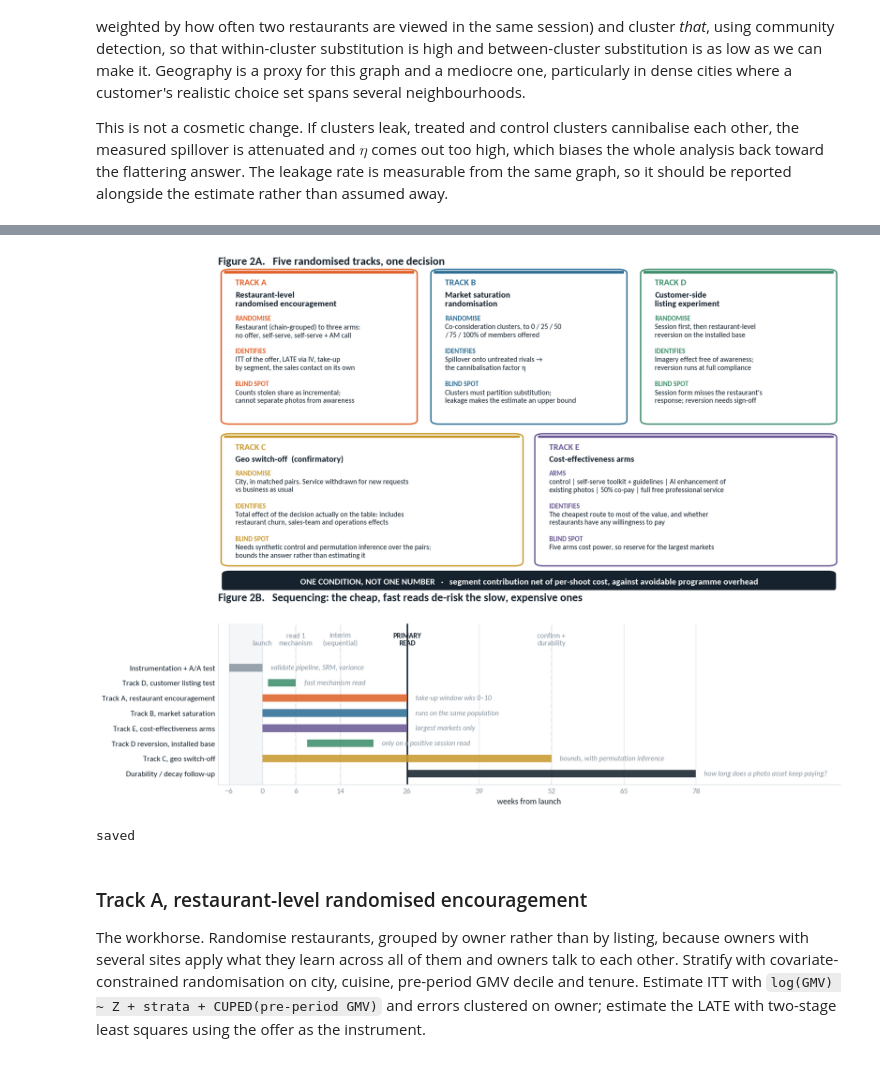
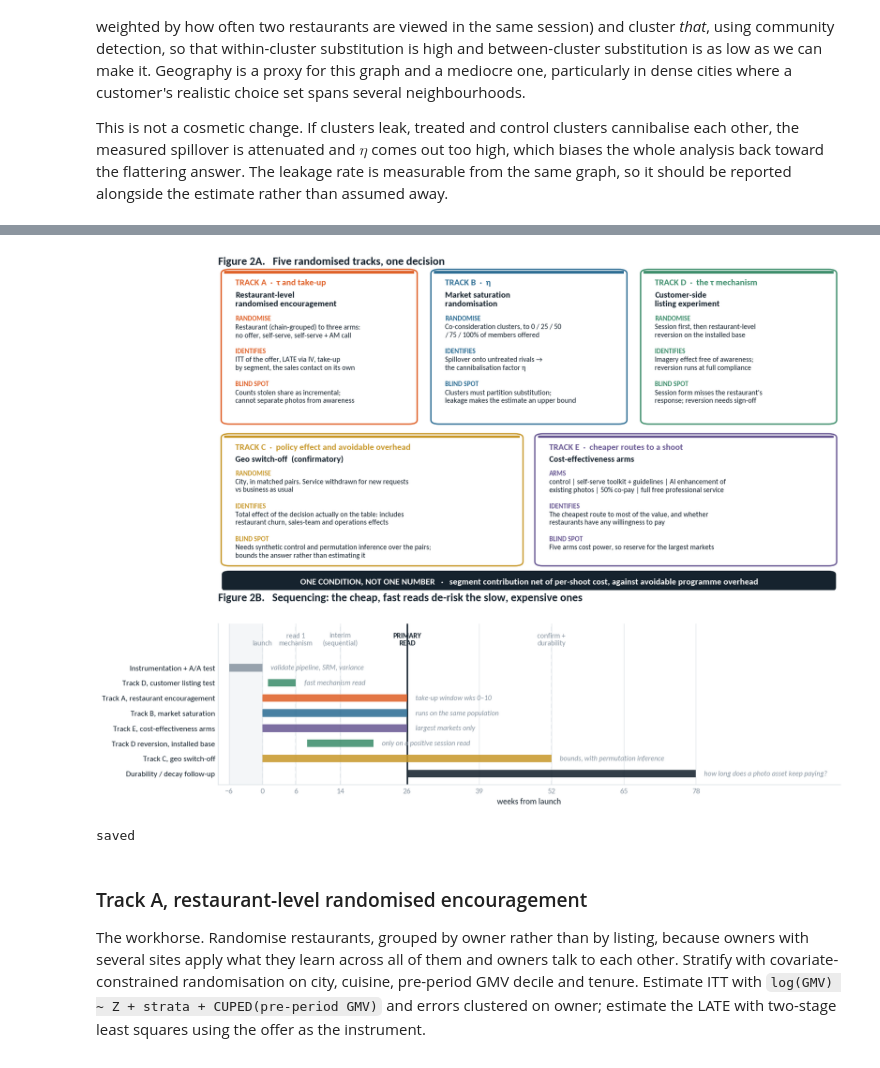
Before and after one commit to LunaPerezT/Cabify-DS-Challenge, a Jupyter notebook: Part 1 Experiment Design/Part_1_Experiment_Design.ipynb, the cells around one changed output, grey strips where cells are left out. Cells and saved outputs as stored; diff of their text form; code cells hidden in the pictures.

```diff
--- a/Part 1 Experiment Design/Part_1_Experiment_Design.ipynb
+++ b/Part 1 Experiment Design/Part_1_Experiment_Design.ipynb
@@ -533,31 +544,31 @@ def card(x, y, w, h, tag, title, rows, accent):
         yy -= 2.75 * (v.count("\n") + 1) + 2.1
 
 W, H, Y = 30.5, 47, 52
-card(1, Y, W, H, "TRACK A", "Restaurant-level\nrandomised encouragement", [
+card(1, Y, W, H, "TRACK A  ·  τ and take-up", "Restaurant-level\nrandomised encouragement", [
     ("RANDOMISE", "Restaurant (chain-grouped) to three arms:\nno offer, self-serve, self-serve + AM call"),
     ("IDENTIFIES", "ITT of the offer, LATE via IV, take-up\nby segment, the sales contact on its own"),
     ("BLIND SPOT", "Counts stolen share as incremental;\ncannot separate photos from awareness"),
 ], ORANGE)
 
-card(34.7, Y, W, H, "TRACK B", "Market saturation\nrandomisation", [
+card(34.7, Y, W, H, "TRACK B  ·  η", "Market saturation\nrandomisation", [
     ("RANDOMISE", "Co-consideration clusters, to 0 / 25 / 50\n/ 75 / 100% of members offered"),
     ("IDENTIFIES", "Spillover onto untreated rivals →\nthe cannibalisation factor η"),
     ("BLIND SPOT", "Clusters must partition substitution;\nleakage makes the estimate an upper bound"),
 ], BLUE)
 
-card(68.4, Y, W, H, "TRACK D", "Customer-side\nlisting experiment", [
+card(68.4, Y, W, H, "TRACK D  ·  the τ mechanism", "Customer-side\nlisting experiment", [
     ("RANDOMISE", "Session first, then restaurant-level\nreversion on the installed base"),
     ("IDENTIFIES", "Imagery effect free of awareness;\nreversion runs at full compliance"),
     ("BLIND SPOT", "Session form misses the restaurant's\nresponse; reversion needs sign-off"),
 ], GREEN)
 
-card(1, 8, 47.5, 40, "TRACK C", "Geo switch-off  (confirmatory)", [
+card(1, 8, 47.5, 40, "TRACK C  ·  policy effect and avoidable overhead", "Geo switch-off  (confirmatory)", [
     ("RANDOMISE", "City, in matched pairs. Service withdrawn for new requests\nvs business as usual"),
     ("IDENTIFIES", "Total effect of the decision actually on the table: includes\nrestaurant churn, sales-team and operations effects"),
     ("BLIND SPOT", "Needs synthetic control and permutation inference over the pairs;\nbounds the answer rather than estimating it"),
 ], GOLD)
 
-card(51.4, 8, 47.5, 40, "TRACK E", "Cost-effectiveness arms", [
+card(51.4, 8, 47.5, 40, "TRACK E  ·  cheaper routes to a shoot", "Cost-effectiveness arms", [
     ("ARMS", "control | self-serve toolkit + guidelines | AI enhancement of\nexisting photos | 50% co-pay | full free professional service"),
     ("IDENTIFIES", "The cheapest route to most of the value, and whether\nrestaurants have any willingness to pay"),
     ("BLIND SPOT", "Five arms cost power, so reserve for the largest markets"),
@@ -581,34 +592,34 @@ tracks = [
     ("Track D reversion, installed base",   8, 20, GREEN,  "only on a positive session read"),
     ("Track C, geo switch-off",            0, 52, GOLD,   "bounds, with permutation inference"),
     ("Durability / decay follow-up",       26, 78, INK,    "how long does a photo asset keep paying?"),
 ]
 for i, (name, s, e, c, note) in enumerate(tracks):
     y = len(tracks) - i - 1
     ax2.barh(y, e - s, left=s, height=0.5, color=c, alpha=0.88, edgecolor="none", zorder=3)
     ax2.text(e + 1.5, y, note, va="center", fontsize=8.7, color=MUTED, style="italic")
 
 for wk, lab in [(0, "launch"), (6, "read 1\nmechanism"), (14, "interim\n(sequential)"),
                 (26, "PRIMARY\nREAD"), (52, "confirm +\ndurability")]:
     prim = wk == 26
     ax2.axvline(wk, color=INK if prim else GRID, lw=1.8 if prim else 1.2,
                 ls="-" if prim else (0, (4, 3)), zorder=1)
     ax2.text(wk, 8.4, lab, ha="center", va="bottom", fontsize=8.7,
              color=INK if prim else MUTED, weight="bold" if prim else "normal", linespacing=1.2)
 ax2.axvspan(-6, 0, color=LIGHT, zorder=0)
 ax2.set_yticks(range(len(tracks))[::-1], [t[0] for t in tracks], fontsize=9.4)
 ax2.tick_params(axis="y", labelcolor=INK)
 ax2.set_xlim(-8, 104); ax2.set_ylim(-0.75, 9.9)
 ax2.set_xticks([-6, 0, 6, 14, 26, 39, 52, 65, 78])
 ax2.set_xlabel("weeks from launch")
 ax2.grid(axis="y", visible=False)
 ax2.set_title("Figure 2B.   Sequencing: the cheap, fast reads de-risk the slow, expensive ones",
               fontsize=13.5, pad=28)
 
 fig.savefig(FIG_DIR / "02_experiment_architecture.png", bbox_inches="tight")
 plt.show()
 print("saved")
 # %% [output]
-[figure, old version]
+[figure, new version]
 saved
 # %% [markdown]
 ### Track A, restaurant-level randomised encouragement
```
Also changed, not shown: parts of 1 cell of this notebook, 2 other files.
